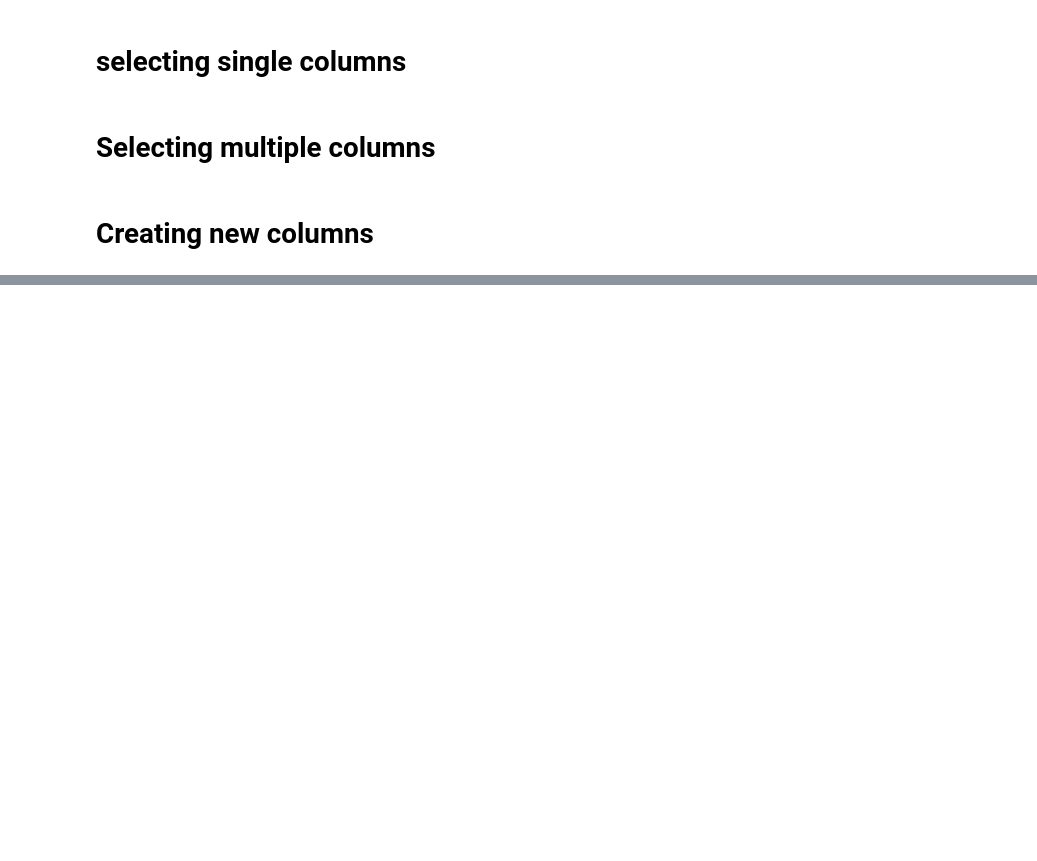
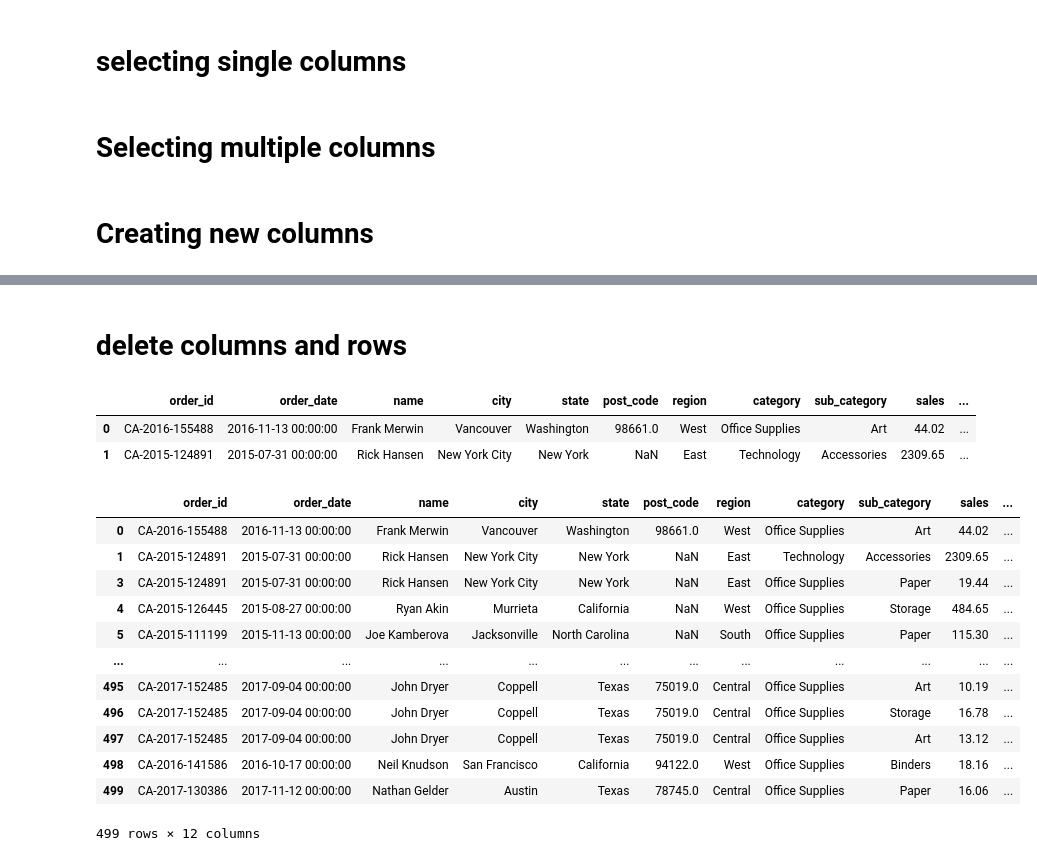
Before and after one commit to deveshpatwa/Free_Datasets, a Jupyter notebook: Python Class Files/Pandas.ipynb, the cells around one changed output, grey strips where cells are left out. Saved outputs shown, nothing was run; the diff lists cells and outputs as text; code cells hidden in the pictures; blank space fills up the shorter version.

```diff
--- a/Python Class Files/Pandas.ipynb
+++ b/Python Class Files/Pandas.ipynb
@@ -172,3 +176,14 @@ df.head(2)
 
 df['sales_category'] = np.where(df['sales']>=1000 ,"High","Low")
 df.head()
+# %%
+# Create a new column for sales category low Medium and High?
+def sales_cat(amount):
+    if amount <= 100:
+        return "Low"
+    elif amount <= 1000:
+        return "Mid"
+    else:
+        return "High"
+
+df['sales_category'] = df['sales'].apply(sales_cat)
@@ -174,0 +199,27 @@ df.head()
+# %% [markdown]
+# delete columns and rows
+# %%
+df.drop(columns="city")   # temp
+df = df.drop(columns="sales_category")   # permanent delete
+# %%
+df.head(2)
+# %% [output]
+|  | order_id | order_date | name | city | state | post_code | region | category | sub_category | sales | ... |
+| 0 | CA-2016-155488 | 2016-11-13 00:00:00 | Frank Merwin | Vancouver | Washington | 98661.0 | West | Office Supplies | Art | 44.02 | ... |
+| 1 | CA-2015-124891 | 2015-07-31 00:00:00 | Rick Hansen | New York City | New York | NaN | East | Technology | Accessories | 2309.65 | ... |
+# %%
+df.drop(index=2)
+# %% [output]
+|  | order_id | order_date | name | city | state | post_code | region | category | sub_category | sales | ... |
+| 0 | CA-2016-155488 | 2016-11-13 00:00:00 | Frank Merwin | Vancouver | Washington | 98661.0 | West | Office Supplies | Art | 44.02 | ... |
+| 1 | CA-2015-124891 | 2015-07-31 00:00:00 | Rick Hansen | New York City | New York | NaN | East | Technology | Accessories | 2309.65 | ... |
+| 3 | CA-2015-124891 | 2015-07-31 00:00:00 | Rick Hansen | New York City | New York | NaN | East | Office Supplies | Paper | 19.44 | ... |
+| 4 | CA-2015-126445 | 2015-08-27 00:00:00 | Ryan Akin | Murrieta | California | NaN | West | Office Supplies | Storage | 484.65 | ... |
+| 5 | CA-2015-111199 | 2015-11-13 00:00:00 | Joe Kamberova | Jacksonville | North Carolina | NaN | South | Office Supplies | Paper | 115.30 | ... |
+| ... | ... | ... | ... | ... | ... | ... | ... | ... | ... | ... | ... |
+| 495 | CA-2017-152485 | 2017-09-04 00:00:00 | John Dryer | Coppell | Texas | 75019.0 | Central | Office Supplies | Art | 10.19 | ... |
+| 496 | CA-2017-152485 | 2017-09-04 00:00:00 | John Dryer | Coppell | Texas | 75019.0 | Central | Office Supplies | Storage | 16.78 | ... |
+| 497 | CA-2017-152485 | 2017-09-04 00:00:00 | John Dryer | Coppell | Texas | 75019.0 | Central | Office Supplies | Art | 13.12 | ... |
+| 498 | CA-2016-141586 | 2016-10-17 00:00:00 | Neil Knudson | San Francisco | California | 94122.0 | West | Office Supplies | Binders | 18.16 | ... |
+| 499 | CA-2017-130386 | 2017-11-12 00:00:00 | Nathan Gelder | Austin | Texas | 78745.0 | Central | Office Supplies | Paper | 16.06 | ... |
+499 rows × 12 columns
```
Also changed, not shown: parts of 9 cells of this notebook, 1 other file.
